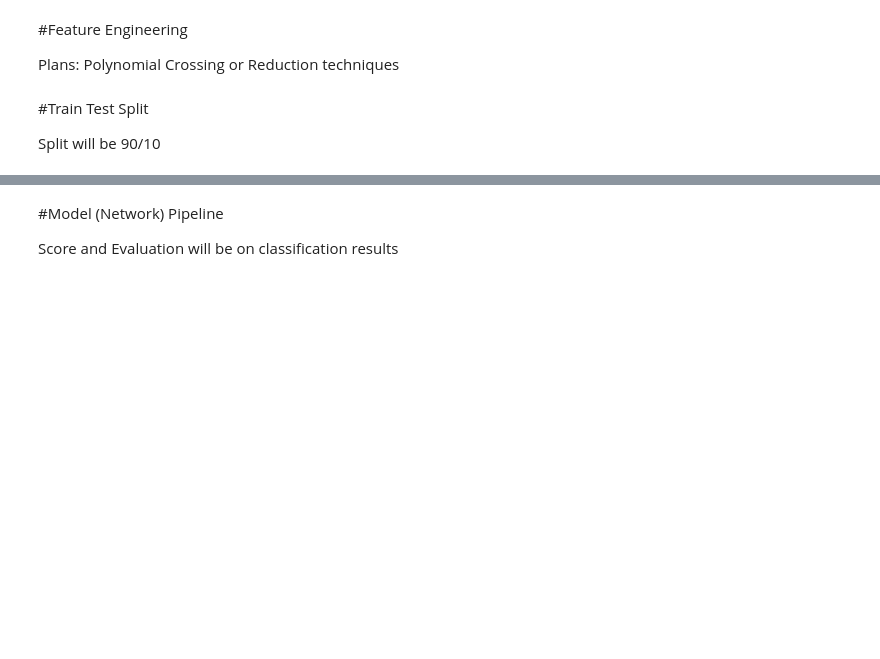
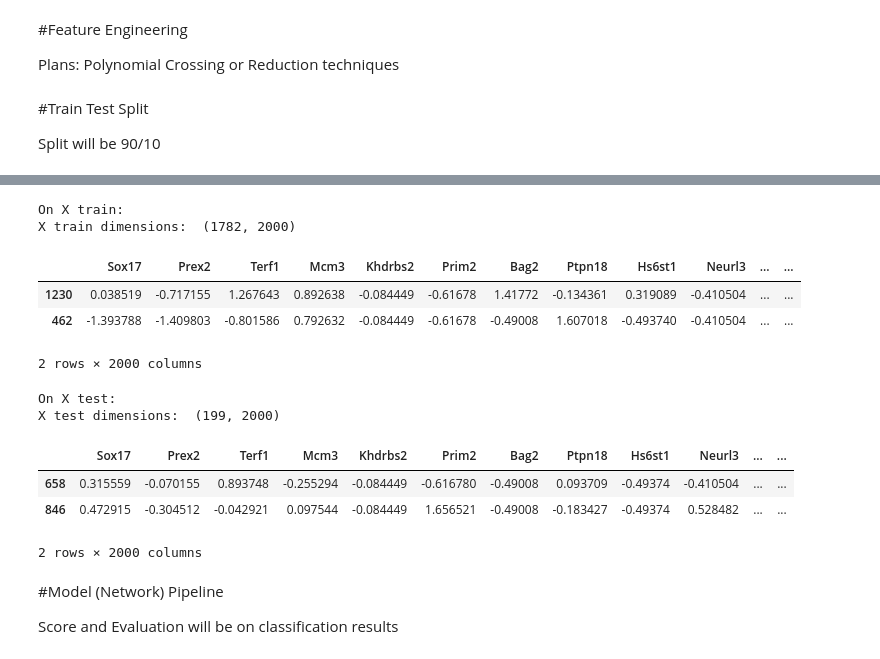
Before and after one commit to ronaldsholt/ML_Vandy, a Jupyter notebook: Ron_Holt_ML_Project_Idea.ipynb, the cells around one changed output, grey strips where cells are left out. Cells and saved outputs as stored; diff of their text form; code cells hidden in the pictures; blank space fills up the shorter version.

```diff
--- a/Ron_Holt_ML_Project_Idea.ipynb
+++ b/Ron_Holt_ML_Project_Idea.ipynb
@@ -166,3 +189,27 @@ X_train, X_test = train_test_split(X_data, test_size=0.1, random_state=4533) # 9
+# %%
+# View split summary
+# X Train
+print('On X train: ')
+print('X train dimensions: ', X_train.shape)
+display(X_train.head(2))
+
+# X test
+print('\nOn X test: ')
+print('X test dimensions: ', X_test.shape)
+display(X_test.head(2))
+# %% [output]
+On X train:
+X train dimensions:  (1782, 2000)
+|  | Sox17 | Prex2 | Terf1 | Mcm3 | Khdrbs2 | Prim2 | Bag2 | Ptpn18 | Hs6st1 | Neurl3 | ... | ... |
+| 1230 | 0.038519 | -0.717155 | 1.267643 | 0.892638 | -0.084449 | -0.61678 | 1.41772 | -0.134361 | 0.319089 | -0.410504 | ... | ... |
+| 462 | -1.393788 | -1.409803 | -0.801586 | 0.792632 | -0.084449 | -0.61678 | -0.49008 | 1.607018 | -0.493740 | -0.410504 | ... | ... |
+2 rows × 2000 columns
+On X test:
+X test dimensions:  (199, 2000)
+|  | Sox17 | Prex2 | Terf1 | Mcm3 | Khdrbs2 | Prim2 | Bag2 | Ptpn18 | Hs6st1 | Neurl3 | ... | ... |
+| 658 | 0.315559 | -0.070155 | 0.893748 | -0.255294 | -0.084449 | -0.616780 | -0.49008 | 0.093709 | -0.49374 | -0.410504 | ... | ... |
+| 846 | 0.472915 | -0.304512 | -0.042921 | 0.097544 | -0.084449 | 1.656521 | -0.49008 | -0.183427 | -0.49374 | 0.528482 | ... | ... |
+2 rows × 2000 columns
 # %% [markdown]
 #Model (Network) Pipeline
 
```
Also changed, not shown: parts of 22 cells of this notebook.
